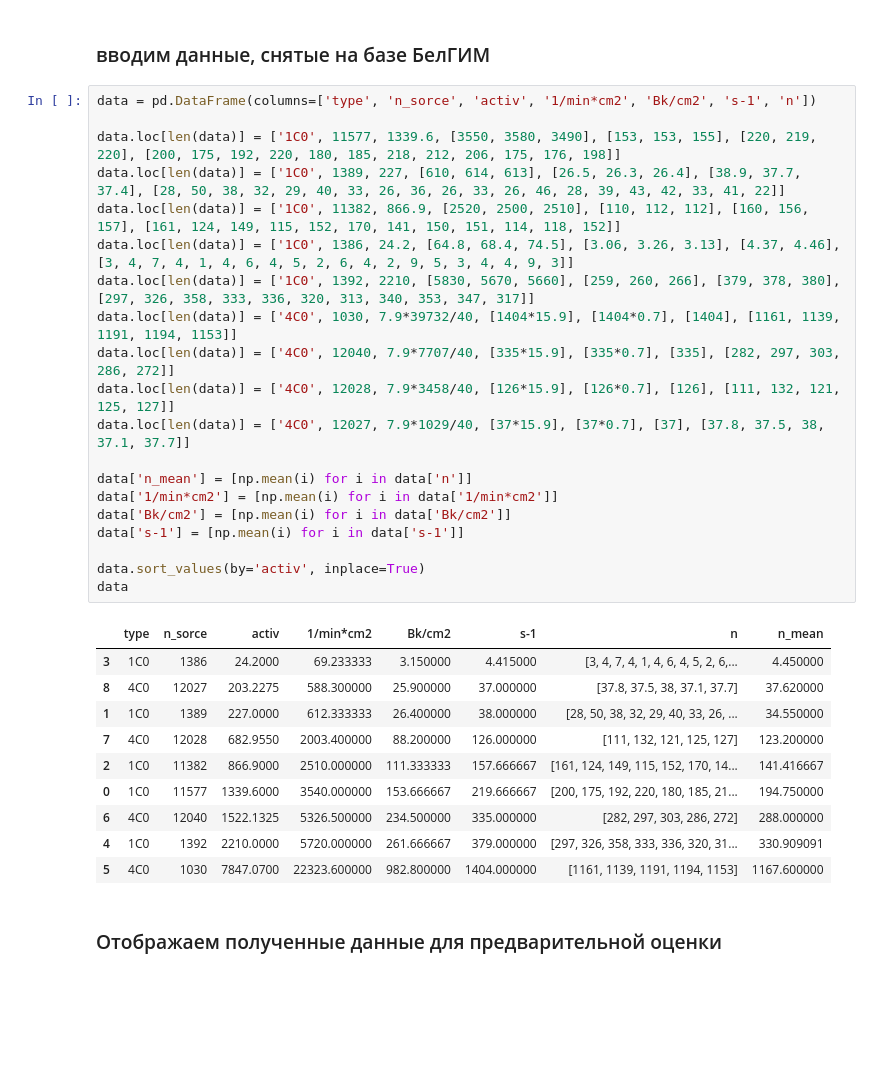
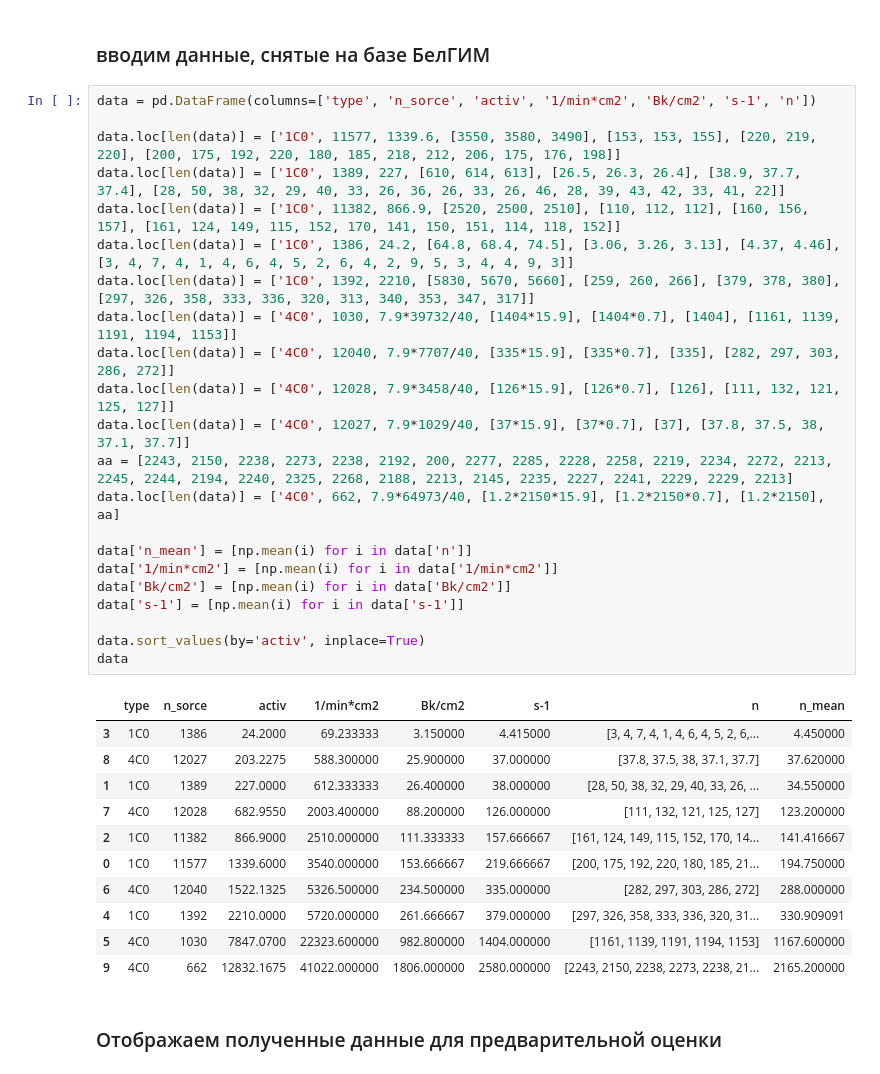
Before and after one commit to KiykoHanna/ATOMTEX, a Jupyter notebook: 6131-test- lin.ipynb, the cells around one changed output. Saved outputs shown, nothing was run; the diff lists cells and outputs as text; blank space fills up the shorter version.

```diff
--- a/6131-test- lin.ipynb
+++ b/6131-test- lin.ipynb
@@ -15,33 +15,36 @@ template = 'ggplot2'
 data = pd.DataFrame(columns=['type', 'n_sorce', 'activ', '1/min*cm2', 'Bk/cm2', 's-1', 'n'])
 
 data.loc[len(data)] = ['1C0', 11577, 1339.6, [3550, 3580, 3490], [153, 153, 155], [220, 219, 220], [200, 175, 192, 220, 180, 185, 218, 212, 206, 175, 176, 198]]
 data.loc[len(data)] = ['1C0', 1389, 227, [610, 614, 613], [26.5, 26.3, 26.4], [38.9, 37.7, 37.4], [28, 50, 38, 32, 29, 40, 33, 26, 36, 26, 33, 26, 46, 28, 39, 43, 42, 33, 41, 22]]
 data.loc[len(data)] = ['1C0', 11382, 866.9, [2520, 2500, 2510], [110, 112, 112], [160, 156, 157], [161, 124, 149, 115, 152, 170, 141, 150, 151, 114, 118, 152]]
 data.loc[len(data)] = ['1C0', 1386, 24.2, [64.8, 68.4, 74.5], [3.06, 3.26, 3.13], [4.37, 4.46], [3, 4, 7, 4, 1, 4, 6, 4, 5, 2, 6, 4, 2, 9, 5, 3, 4, 4, 9, 3]]
 data.loc[len(data)] = ['1C0', 1392, 2210, [5830, 5670, 5660], [259, 260, 266], [379, 378, 380], [297, 326, 358, 333, 336, 320, 313, 340, 353, 347, 317]]
 data.loc[len(data)] = ['4C0', 1030, 7.9*39732/40, [1404*15.9], [1404*0.7], [1404], [1161, 1139, 1191, 1194, 1153]]
 data.loc[len(data)] = ['4C0', 12040, 7.9*7707/40, [335*15.9], [335*0.7], [335], [282, 297, 303, 286, 272]]
 data.loc[len(data)] = ['4C0', 12028, 7.9*3458/40, [126*15.9], [126*0.7], [126], [111, 132, 121, 125, 127]]
 data.loc[len(data)] = ['4C0', 12027, 7.9*1029/40, [37*15.9], [37*0.7], [37], [37.8, 37.5, 38, 37.1, 37.7]]
+aa = [2243, 2150, 2238, 2273, 2238, 2192, 200, 2277, 2285, 2228, 2258, 2219, 2234, 2272, 2213, 2245, 2244, 2194, 2240, 2325, 2268, 2188, 2213, 2145, 2235, 2227, 2241, 2229, 2229, 2213]
+data.loc[len(data)] = ['4C0', 662, 7.9*64973/40, [1.2*2150*15.9], [1.2*2150*0.7], [1.2*2150], aa]
 
 data['n_mean'] = [np.mean(i) for i in data['n']]
 data['1/min*cm2'] = [np.mean(i) for i in data['1/min*cm2']]
 data['Bk/cm2'] = [np.mean(i) for i in data['Bk/cm2']]
 data['s-1'] = [np.mean(i) for i in data['s-1']]
 
 data.sort_values(by='activ', inplace=True)
 data
 # %% [output]
 |  | type | n_sorce | activ | 1/min*cm2 | Bk/cm2 | s-1 | n | n_mean |
 | 3 | 1C0 | 1386 | 24.2000 | 69.233333 | 3.150000 | 4.415000 | [3, 4, 7, 4, 1, 4, 6, 4, 5, 2, 6,... | 4.450000 |
 | 8 | 4C0 | 12027 | 203.2275 | 588.300000 | 25.900000 | 37.000000 | [37.8, 37.5, 38, 37.1, 37.7] | 37.620000 |
 | 1 | 1C0 | 1389 | 227.0000 | 612.333333 | 26.400000 | 38.000000 | [28, 50, 38, 32, 29, 40, 33, 26, ... | 34.550000 |
 | 7 | 4C0 | 12028 | 682.9550 | 2003.400000 | 88.200000 | 126.000000 | [111, 132, 121, 125, 127] | 123.200000 |
 | 2 | 1C0 | 11382 | 866.9000 | 2510.000000 | 111.333333 | 157.666667 | [161, 124, 149, 115, 152, 170, 14... | 141.416667 |
 | 0 | 1C0 | 11577 | 1339.6000 | 3540.000000 | 153.666667 | 219.666667 | [200, 175, 192, 220, 180, 185, 21... | 194.750000 |
 | 6 | 4C0 | 12040 | 1522.1325 | 5326.500000 | 234.500000 | 335.000000 | [282, 297, 303, 286, 272] | 288.000000 |
 | 4 | 1C0 | 1392 | 2210.0000 | 5720.000000 | 261.666667 | 379.000000 | [297, 326, 358, 333, 336, 320, 31... | 330.909091 |
 | 5 | 4C0 | 1030 | 7847.0700 | 22323.600000 | 982.800000 | 1404.000000 | [1161, 1139, 1191, 1194, 1153] | 1167.600000 |
+| 9 | 4C0 | 662 | 12832.1675 | 41022.000000 | 1806.000000 | 2580.000000 | [2243, 2150, 2238, 2273, 2238, 21... | 2165.200000 |
 # %% [markdown]
 ### Отображаем полученные данные для предварительной оценки
 # %%
```
Also changed, not shown: parts of 2 cells of this notebook.
